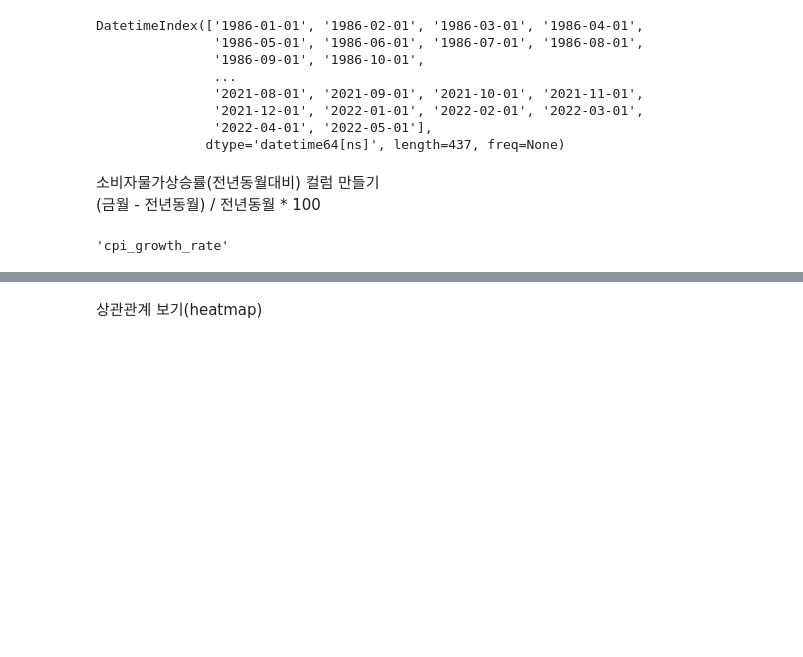
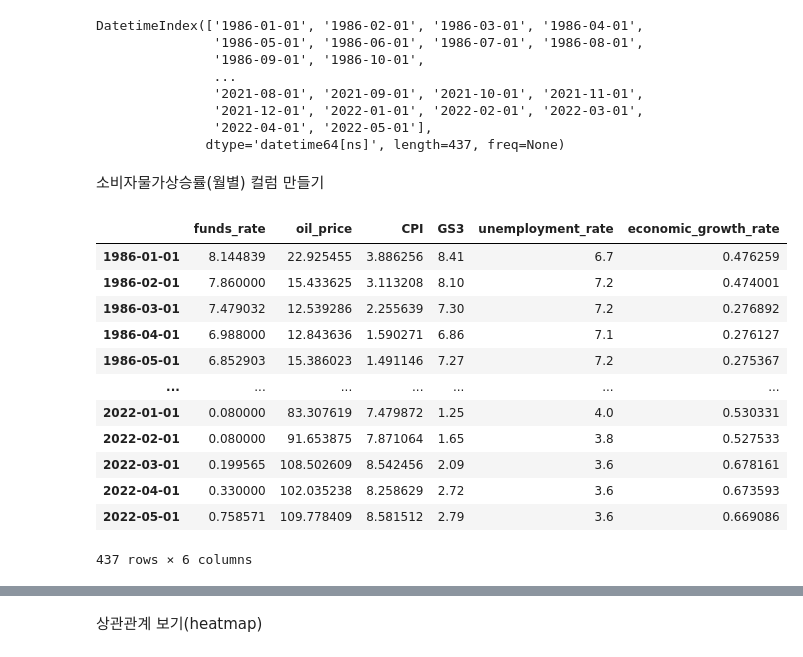
Before and after one commit to nan-park/section2_project, a Jupyter notebook: data_visualization.ipynb, the cells around one changed output, grey strips where cells are left out. Saved outputs shown, nothing was run; the diff lists cells and outputs as text; code cells hidden in the pictures; blank space fills up the shorter version.

```diff
--- a/data_visualization.ipynb
+++ b/data_visualization.ipynb
@@ -87,9 +87,20 @@ DatetimeIndex(['1986-01-01', '1986-02-01', '1986-03-01', '1986-04-01',
 # %%
 us_data_clean.drop('GDP', axis=1, inplace=True)  # GDP 컬럼 드랍
 # %% [markdown]
-소비자물가상승률(전년동월대비) 컬럼 만들기<br>
-(금월 - 전년동월) / 전년동월 * 100
+소비자물가상승률(월별) 컬럼 만들기
-# %%
-'cpi_growth_rate'
-# %% [output]
-'cpi_growth_rate'
+# %%
+us_data_clean
+# %% [output]
+|  | funds_rate | oil_price | CPI | GS3 | unemployment_rate | economic_growth_rate |
+| 1986-01-01 | 8.144839 | 22.925455 | 3.886256 | 8.41 | 6.7 | 0.476259 |
+| 1986-02-01 | 7.860000 | 15.433625 | 3.113208 | 8.10 | 7.2 | 0.474001 |
+| 1986-03-01 | 7.479032 | 12.539286 | 2.255639 | 7.30 | 7.2 | 0.276892 |
+| 1986-04-01 | 6.988000 | 12.843636 | 1.590271 | 6.86 | 7.1 | 0.276127 |
+| 1986-05-01 | 6.852903 | 15.386023 | 1.491146 | 7.27 | 7.2 | 0.275367 |
+| ... | ... | ... | ... | ... | ... | ... |
+| 2022-01-01 | 0.080000 | 83.307619 | 7.479872 | 1.25 | 4.0 | 0.530331 |
+| 2022-02-01 | 0.080000 | 91.653875 | 7.871064 | 1.65 | 3.8 | 0.527533 |
+| 2022-03-01 | 0.199565 | 108.502609 | 8.542456 | 2.09 | 3.6 | 0.678161 |
+| 2022-04-01 | 0.330000 | 102.035238 | 8.258629 | 2.72 | 3.6 | 0.673593 |
+| 2022-05-01 | 0.758571 | 109.778409 | 8.581512 | 2.79 | 3.6 | 0.669086 |
+437 rows × 6 columns
```
Also changed, not shown: parts of 5 cells of this notebook.
